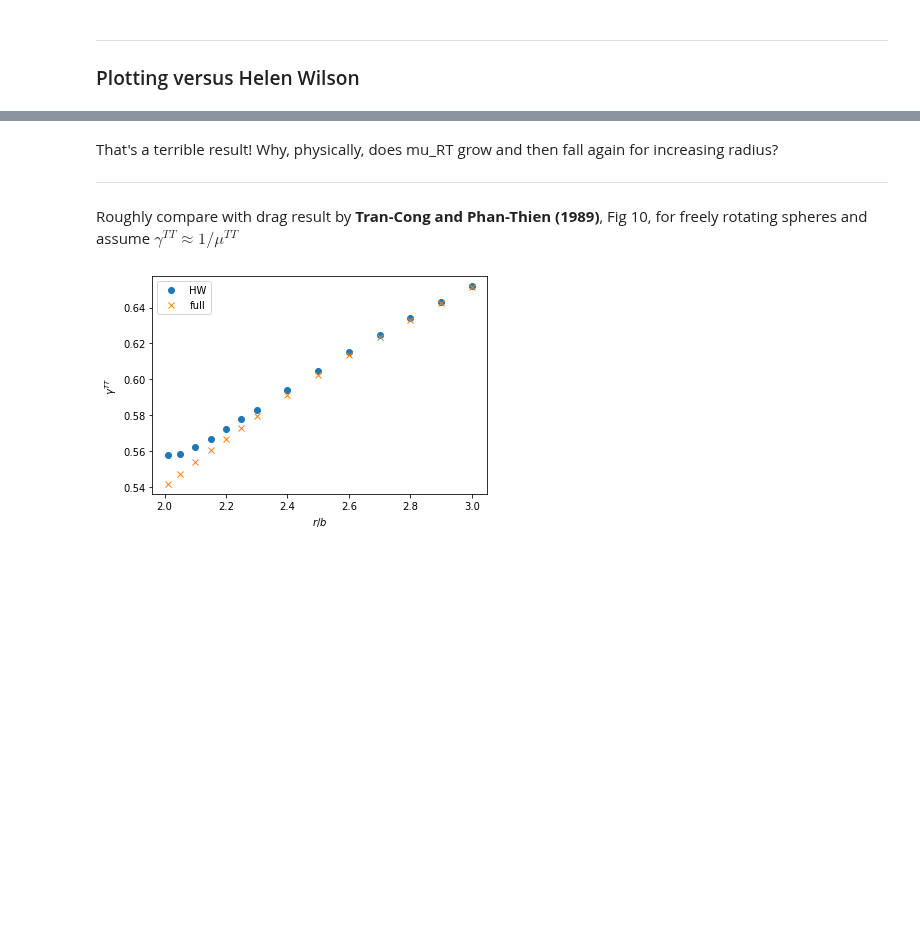
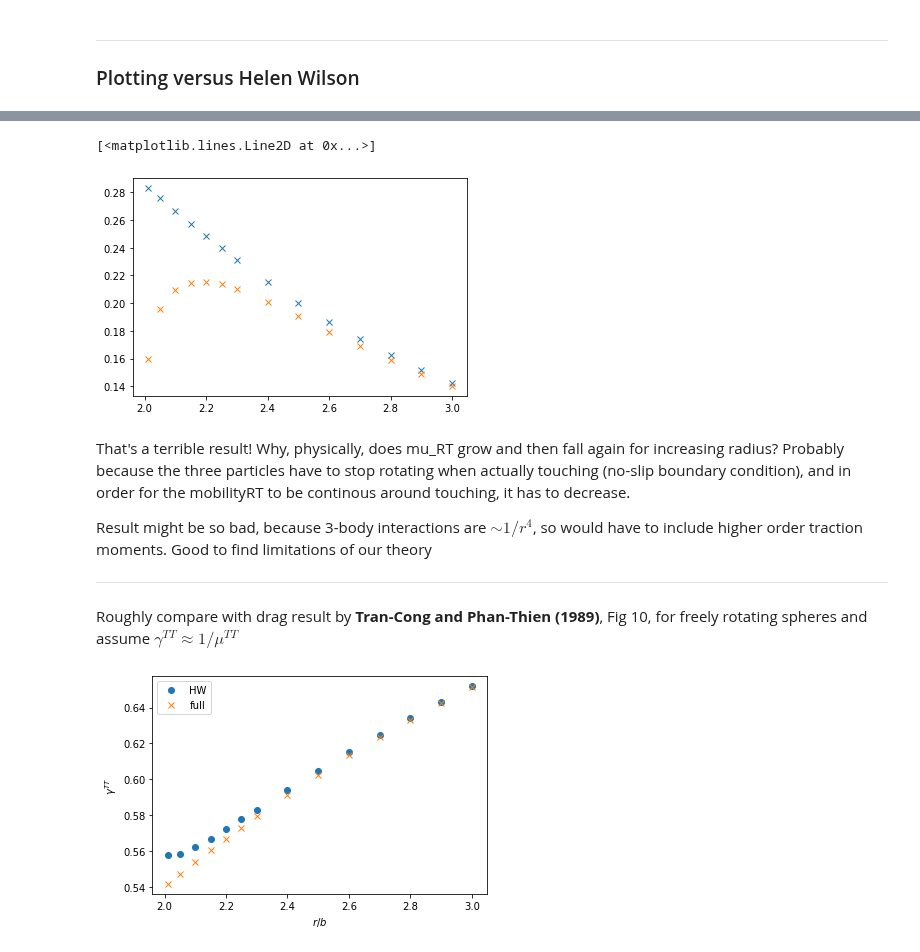
Before and after one commit to rajeshrinet/pystokes, a Jupyter notebook: examples/test-gt/3particles.ipynb, the cells around one changed output, grey strips where cells are left out. Saved outputs shown, nothing was run; the diff lists cells and outputs as text; code cells hidden in the pictures; blank space fills up the shorter version.

```diff
--- a/examples/test-gt/3particles.ipynb
+++ b/examples/test-gt/3particles.ipynb
@@ -721,5 +721,13 @@ plt.show()
+# %%
+plt.plot(rHW, muRT_ls, label='full', marker='x', linestyle="None")
+plt.plot(rHW, muRT_HW, label='full', marker='x', linestyle="None")
+# %% [output]
+[<matplotlib.lines.Line2D at 0x...>]
+[figure, added]
 # %% [markdown]
-That's a terrible result! Why, physically, does mu_RT grow and then fall again for increasing radius?
+That's a terrible result! Why, physically, does mu_RT grow and then fall again for increasing radius? Probably because the three particles have to stop rotating when actually touching (no-slip boundary condition), and in order for the mobilityRT to be continous around touching, it has to decrease.
+
+Result might be so bad, because 3-body interactions are $\sim 1/r^4$, so would have to include higher order traction moments. Good to find limitations of our theory
 
 -----------
 
```
Also changed, not shown: parts of 2 cells of this notebook.
